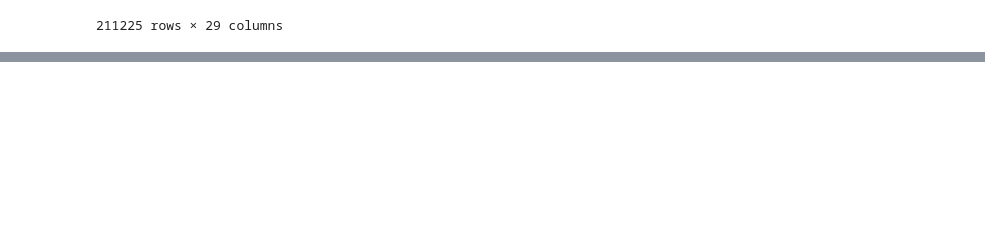
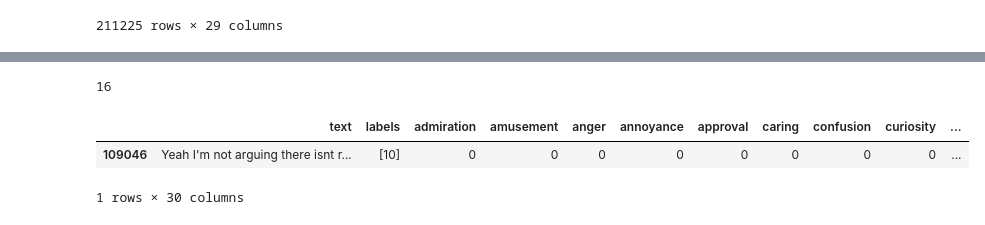
Before and after one commit to DaveWestFGCU/Fall_2024_Research_Augmentation_via_GenAI, a Jupyter notebook: start.ipynb, the cells around one changed output, grey strips where cells are left out. Drawn from its saved outputs; the diff is of its cells as text; code cells hidden in the pictures; blank space fills up the shorter version.

```diff
--- a/start.ipynb
+++ b/start.ipynb
@@ -99,0 +80,7 @@ None
+# %%
+# Get the number of records needed to balance each label
+label_values = pd.Series([x for item in orig_dataset.labels for x in item]).value_counts()
+label_values.drop(27, inplace=True)   # 'Neutral' is more of a lack of emotion than an emotion
+balance_label_values = label_values.max() - label_values
+
+balance_label_values.sort_index(ascending=True)
@@ -99,0 +105,13 @@ None
+# %%
+target_label = balance_label_values.idxmax()
+print(target_label)
+
+# Temp remove target labeled records and get a random record from remaining dataset
+sample = orig_dataset[~orig_dataset['labels'].apply(lambda x: target_label in x)].sample()
+
+sample
+# %% [output]
+16
+|  | text | labels | admiration | amusement | anger | annoyance | approval | caring | confusion | curiosity | ... |
+| 109046 | Yeah I'm not arguing there isnt r... | [10] | 0 | 0 | 0 | 0 | 0 | 0 | 0 | 0 | ... |
+1 rows × 30 columns
```
Also changed, not shown: parts of 13 cells of this notebook.
